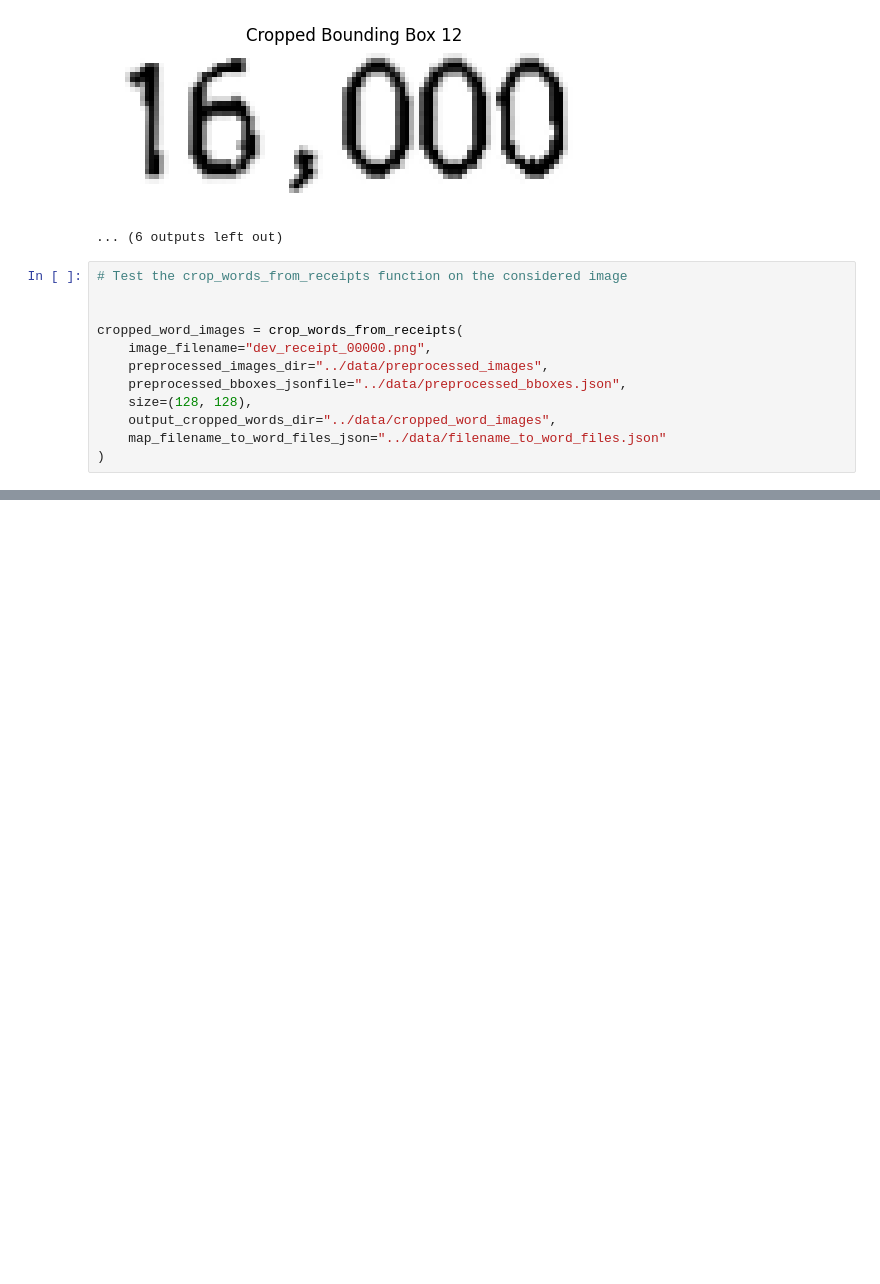
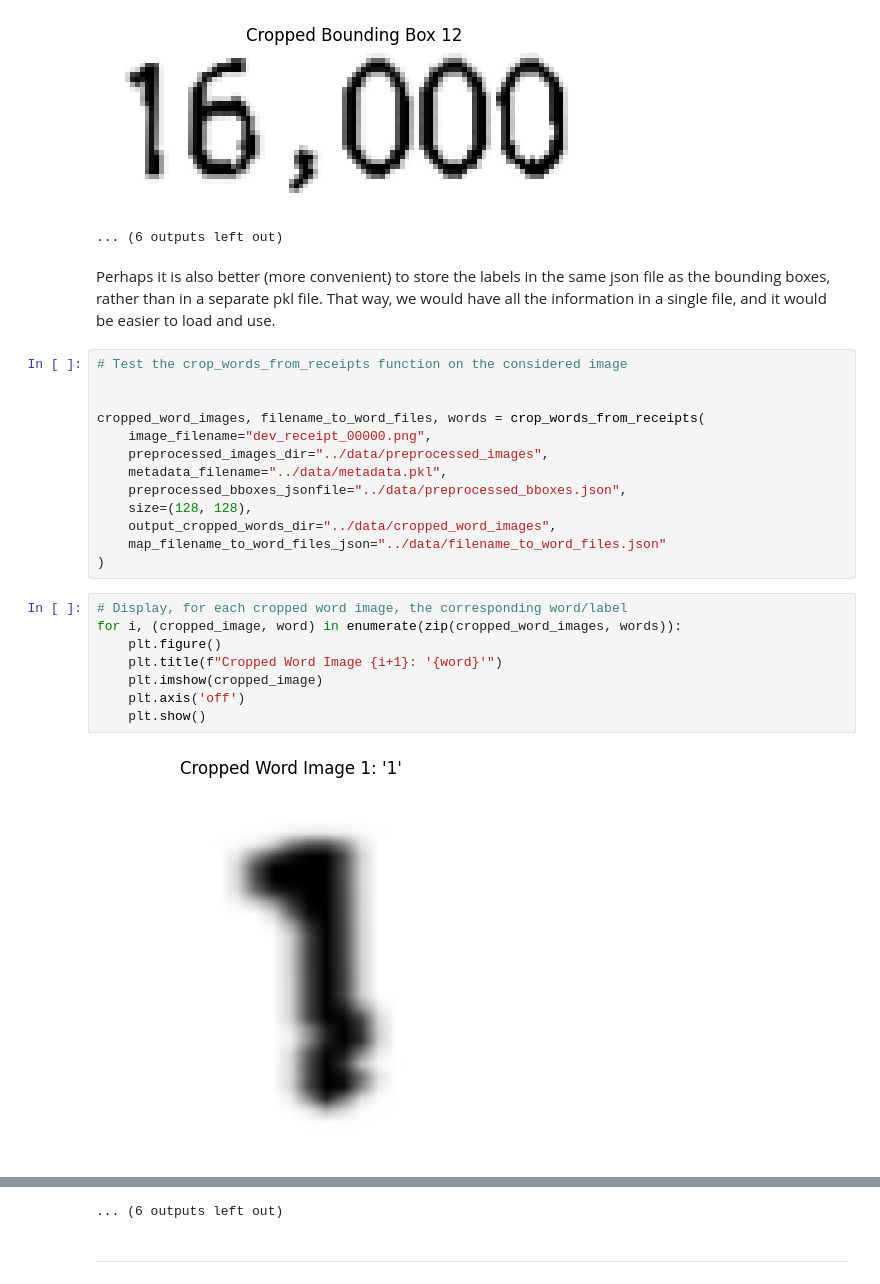
Before and after one commit to Gdeterline/Optical-Character-Recognition-for-Receipts, a Jupyter notebook: notebooks/extracting_formatting_annotations.ipynb, the cells around one changed output, grey strips where cells are left out. Cells and saved outputs as stored; diff of their text form; blank space fills up the shorter version.

```diff
--- a/notebooks/extracting_formatting_annotations.ipynb
+++ b/notebooks/extracting_formatting_annotations.ipynb
@@ -232,15 +232,28 @@ for i, bbox in enumerate(bboxes):
 [figure]
 [figure]
 ... (6 outputs left out)
+# %% [markdown]
+Perhaps it is also better (more convenient) to store the labels in the same json file as the bounding boxes, rather than in a separate pkl file. That way, we would have all the information in a single file, and it would be easier to load and use.
 # %%
 # Test the crop_words_from_receipts function on the considered image
 
 
-cropped_word_images = crop_words_from_receipts(
+cropped_word_images, filename_to_word_files, words = crop_words_from_receipts(
     image_filename="dev_receipt_00000.png",
     preprocessed_images_dir="../data/preprocessed_images",
+    metadata_filename="../data/metadata.pkl",
     preprocessed_bboxes_jsonfile="../data/preprocessed_bboxes.json",
     size=(128, 128),
     output_cropped_words_dir="../data/cropped_word_images",
     map_filename_to_word_files_json="../data/filename_to_word_files.json"
 )
+# %%
+# Display, for each cropped word image, the corresponding word/label
+for i, (cropped_image, word) in enumerate(zip(cropped_word_images, words)):
+    plt.figure()
+    plt.title(f"Cropped Word Image {i+1}: '{word}'")
+    plt.imshow(cropped_image)
+    plt.axis('off')
+    plt.show()
+# %% [output]
+[figure, added]
@@ -246,0 +271,3 @@ cropped_word_images = crop_words_from_receipts(
+... (6 outputs left out)
+# %% [markdown]
+---
```
Also changed, not shown: parts of 1 cell of this notebook, 1 other file.
